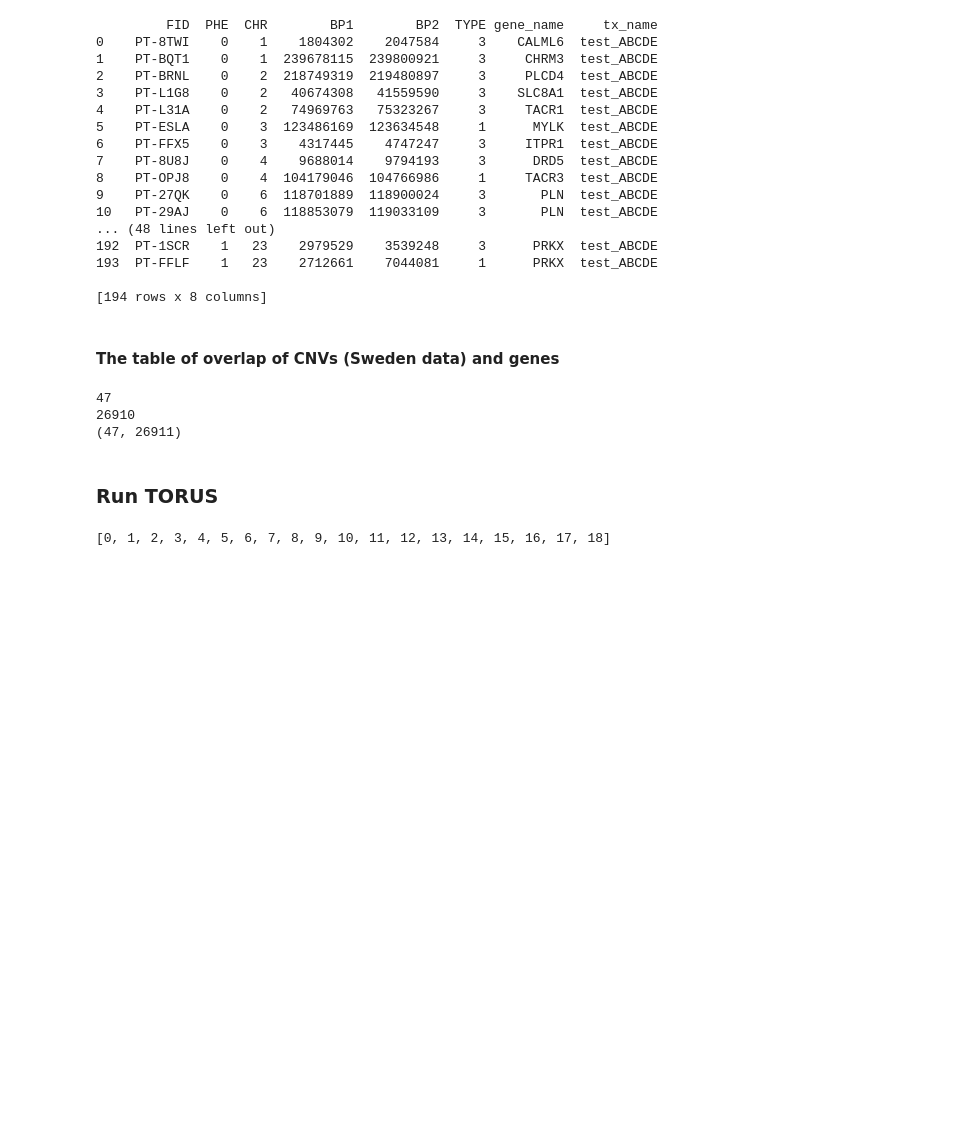
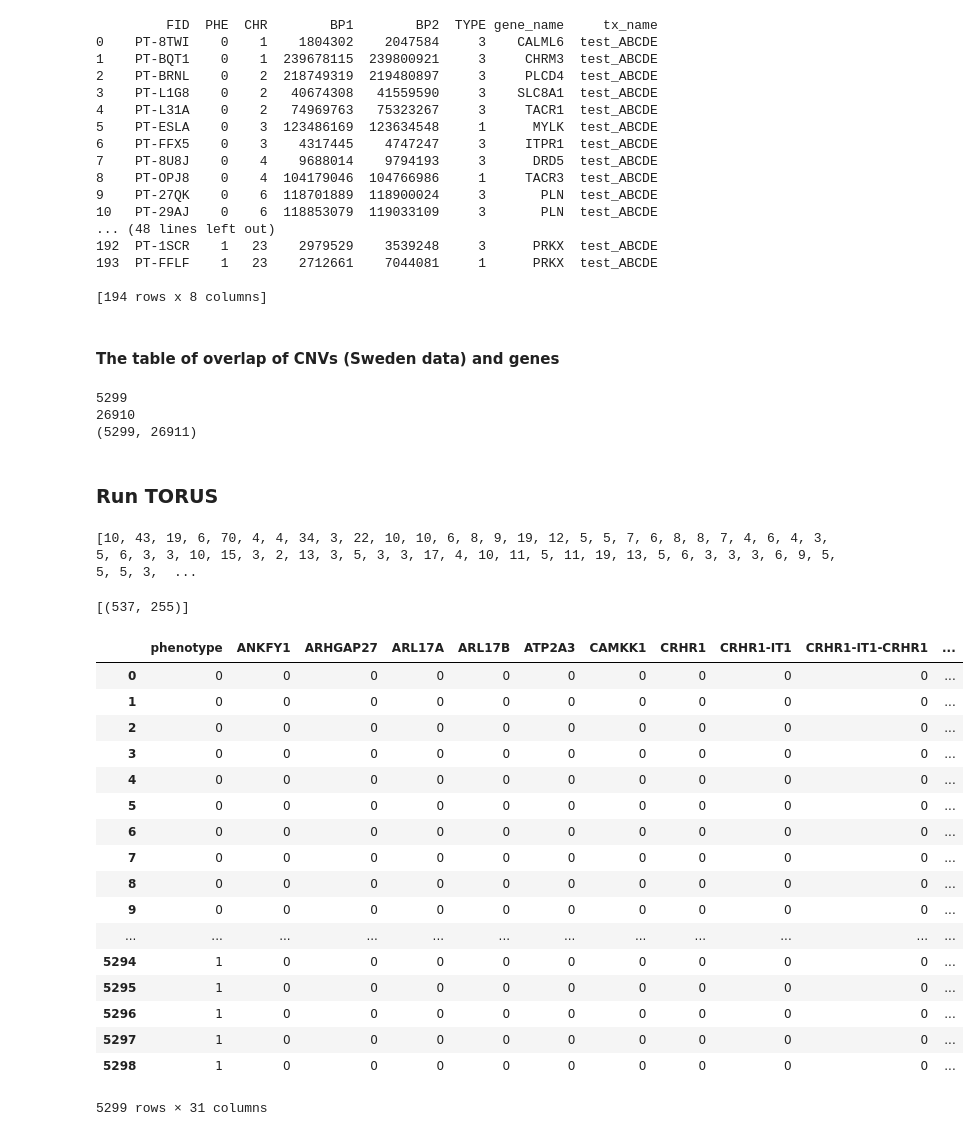
Before and after one commit to gaow/cnv-gene-mapping, a Jupyter notebook: analysis/20171010_swcnv_TORUS.ipynb, the cells around one changed output. Drawn from its saved outputs; the diff is of its cells as text; code cells hidden in the pictures; blank space fills up the shorter version.

Commit message:
get blocks of Sweden cnv data - calcium pathway - finished function

```diff
--- a/analysis/20171010_swcnv_TORUS.ipynb
+++ b/analysis/20171010_swcnv_TORUS.ipynb
@@ -119,17 +119,22 @@ GROUP BY sw.PHE, sw.CHR, sw.FID, sw.BP1, sw.BP2, sw.TYPE, ref.gene_name
 '''
 cnv_gene_overlap = sqldf(query).drop_duplicates(subset=("FID", "PHE", "CHR", "BP1", "BP2", "TYPE", "gene_name"))
 # %%
-def get_block_matrix(input_data, ref_genes, deletion = True, make_block = False, dtype = np.uint8):
+def get_block_matrix(input_data, ref_genes, dele = True, dup = False, make_block = False, dtype = np.uint8):
     '''input_data is a dataframe from a query of overlapping of CNVs and genes. Controls come first, cases follow.
        Therefore, controls (0) come first in "phenotype", cases (1) follow,
        in order to coordinate the format of input data.
        The input_data may contain deletion and duplication. Separate them if needed.
        ref_genes is a dataframe from a query of reference genes
     '''
-    if deletion:
+    if dele == True and dup == False:
         dat = input_data[input_data["TYPE"]==1]
+    elif dele == False and dup == True:
+        dat = input_data[input_data["TYPE"]==3]
+    elif dele == True and dup == True:
+        dat = input_data[input_data["TYPE"].isin([1, 3])]
     else:
-        dat = input_data[input_data["TYPE"]==3]
+        print ("No input data: either deletion or duplication or both")
+        sys.exit()
     n_case = dat[dat["PHE"]==1].drop_duplicates(subset=("FID")).groupby("PHE").size()[1]
     n_ctrl = dat[dat["PHE"]==0].drop_duplicates(subset=("FID")).groupby("PHE").size()[0]
     print (n_case + n_ctrl)
@@ -155,14 +160,15 @@ def get_block_matrix(input_data, ref_genes, deletion = True, make_block = False,
     else:
         blocks = get_analysis_blocks(pd.concat([case, ctrl]))
         res = [newdf[['phenotype'] + item].astype(dtype, copy = True) for item in blocks]
-    save_data(res, "data/calcium_pathway_Sweden_CNVs_{}.data.blocks.pkl".format("del" if deletion else "dup"))
+    name = "all" if dele and dup else ("del" if dele and not dup else "dup")
+    save_data(res, "data/calcium_pathway_Sweden_CNVs_{}.data.blocks.pkl".format(name))
     return {"data": res}
 # %%
-res = get_block_matrix(cnv_gene_overlap_calpath, ref_genes, make_block = True)
+res = get_block_matrix(cnv_gene_overlap, ref_genes, dup = True, make_block = True)
 # %% [output]
-47
+5299
 26910
-(47, 26911)
+(5299, 26911)
 # %% [markdown]
 ### Run TORUS
 # %%
@@ -173,8 +179,31 @@ causal_genes = cal_pthwy_genes["gene_name"].tolist()
 col = []
 for item in res["data"]:
     col.append(np.shape(item)[1])
-[i for i, j in enumerate(col) if j == max(col)]
+print (col)
+[(i, j) for i, j in enumerate(col) if j == max(col)]
 # %% [output]
-[0, 1, 2, 3, 4, 5, 6, 7, 8, 9, 10, 11, 12, 13, 14, 15, 16, 17, 18]
+[10, 43, 19, 6, 70, 4, 4, 34, 3, 22, 10, 10, 6, 8, 9, 19, 12, 5, 5, 7, 6, 8, 8, 7, 4, 6, 4, 3, 5, 6, 3, 3, 10, 15, 3, 2, 13, 3, 5, 3, 3, 17, 4, 10, 11, 5, 11, 19, 13, 5, 6, 3, 3, 3, 6, 9, 5, 5, 5, 3,  ...
+[(537, 255)]
+# %%
+res["data"][1169]
+# %% [output]
+|  | phenotype | ANKFY1 | ARHGAP27 | ARL17A | ARL17B | ATP2A3 | CAMKK1 | CRHR1 | CRHR1-IT1 | CRHR1-IT1-CRHR1 | ... |
+| 0 | 0 | 0 | 0 | 0 | 0 | 0 | 0 | 0 | 0 | 0 | ... |
+| 1 | 0 | 0 | 0 | 0 | 0 | 0 | 0 | 0 | 0 | 0 | ... |
+| 2 | 0 | 0 | 0 | 0 | 0 | 0 | 0 | 0 | 0 | 0 | ... |
+| 3 | 0 | 0 | 0 | 0 | 0 | 0 | 0 | 0 | 0 | 0 | ... |
+| 4 | 0 | 0 | 0 | 0 | 0 | 0 | 0 | 0 | 0 | 0 | ... |
+| 5 | 0 | 0 | 0 | 0 | 0 | 0 | 0 | 0 | 0 | 0 | ... |
+| 6 | 0 | 0 | 0 | 0 | 0 | 0 | 0 | 0 | 0 | 0 | ... |
+| 7 | 0 | 0 | 0 | 0 | 0 | 0 | 0 | 0 | 0 | 0 | ... |
+| 8 | 0 | 0 | 0 | 0 | 0 | 0 | 0 | 0 | 0 | 0 | ... |
+| 9 | 0 | 0 | 0 | 0 | 0 | 0 | 0 | 0 | 0 | 0 | ... |
+| ... | ... | ... | ... | ... | ... | ... | ... | ... | ... | ... | ... |
+| 5294 | 1 | 0 | 0 | 0 | 0 | 0 | 0 | 0 | 0 | 0 | ... |
+| 5295 | 1 | 0 | 0 | 0 | 0 | 0 | 0 | 0 | 0 | 0 | ... |
+| 5296 | 1 | 0 | 0 | 0 | 0 | 0 | 0 | 0 | 0 | 0 | ... |
+| 5297 | 1 | 0 | 0 | 0 | 0 | 0 | 0 | 0 | 0 | 0 | ... |
+| 5298 | 1 | 0 | 0 | 0 | 0 | 0 | 0 | 0 | 0 | 0 | ... |
+5299 rows × 31 columns
 # %%
 for index, item in enumerate(res["data"]):
```
Also changed, not shown: parts of 6 cells of this notebook.
